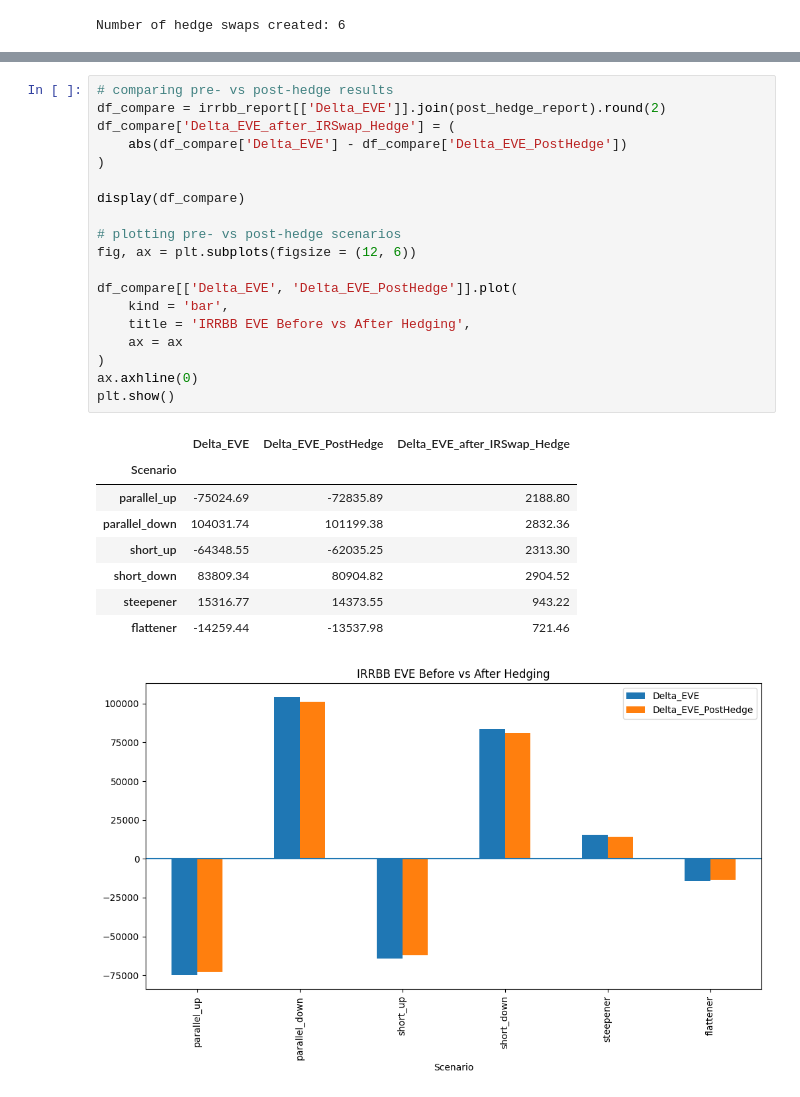
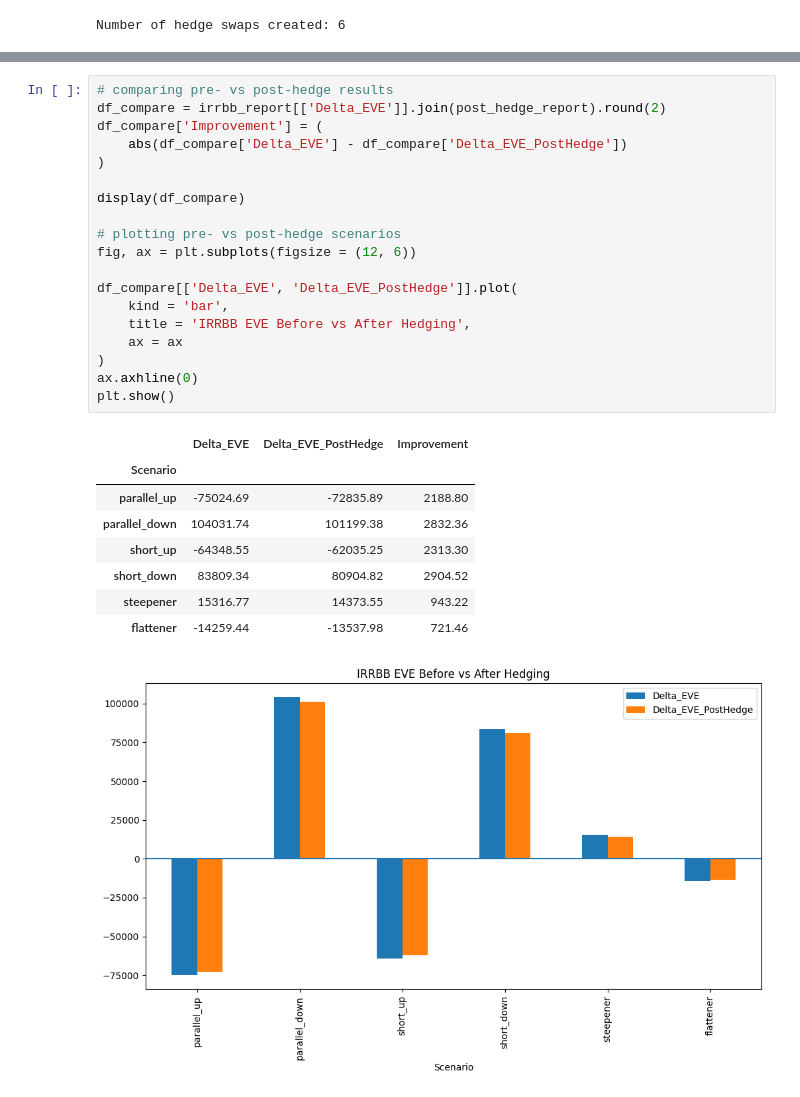
Before and after one commit to gorkemyencak/IRRBB-engine, a Jupyter notebook: notebooks/10_hedge_optimizer_simulation.ipynb, the cells around one changed output, grey strips where cells are left out. Saved outputs shown, nothing was run; the diff lists cells and outputs as text.

```diff
--- a/notebooks/10_hedge_optimizer_simulation.ipynb
+++ b/notebooks/10_hedge_optimizer_simulation.ipynb
@@ -384,24 +384,24 @@ post_hedge_report
 # %%
 # comparing pre- vs post-hedge results
 df_compare = irrbb_report[['Delta_EVE']].join(post_hedge_report).round(2)
-df_compare['Delta_EVE_after_IRSwap_Hedge'] = (
+df_compare['Improvement'] = (
     abs(df_compare['Delta_EVE'] - df_compare['Delta_EVE_PostHedge'])
 )
 
 display(df_compare)
 
 # plotting pre- vs post-hedge scenarios
 fig, ax = plt.subplots(figsize = (12, 6))
 
 df_compare[['Delta_EVE', 'Delta_EVE_PostHedge']].plot(
     kind = 'bar',
     title = 'IRRBB EVE Before vs After Hedging',
     ax = ax
 )
 ax.axhline(0)
 plt.show()
 # %% [output]
-|  | Delta_EVE | Delta_EVE_PostHedge | Delta_EVE_after_IRSwap_Hedge |
+|  | Delta_EVE | Delta_EVE_PostHedge | Improvement |
 | Scenario |  |  |  |
 | parallel_up | -75024.69 | -72835.89 | 2188.80 |
 | parallel_down | 104031.74 | 101199.38 | 2832.36 |
```
Also changed, not shown: parts of 1 cell of this notebook, 2 other files.
